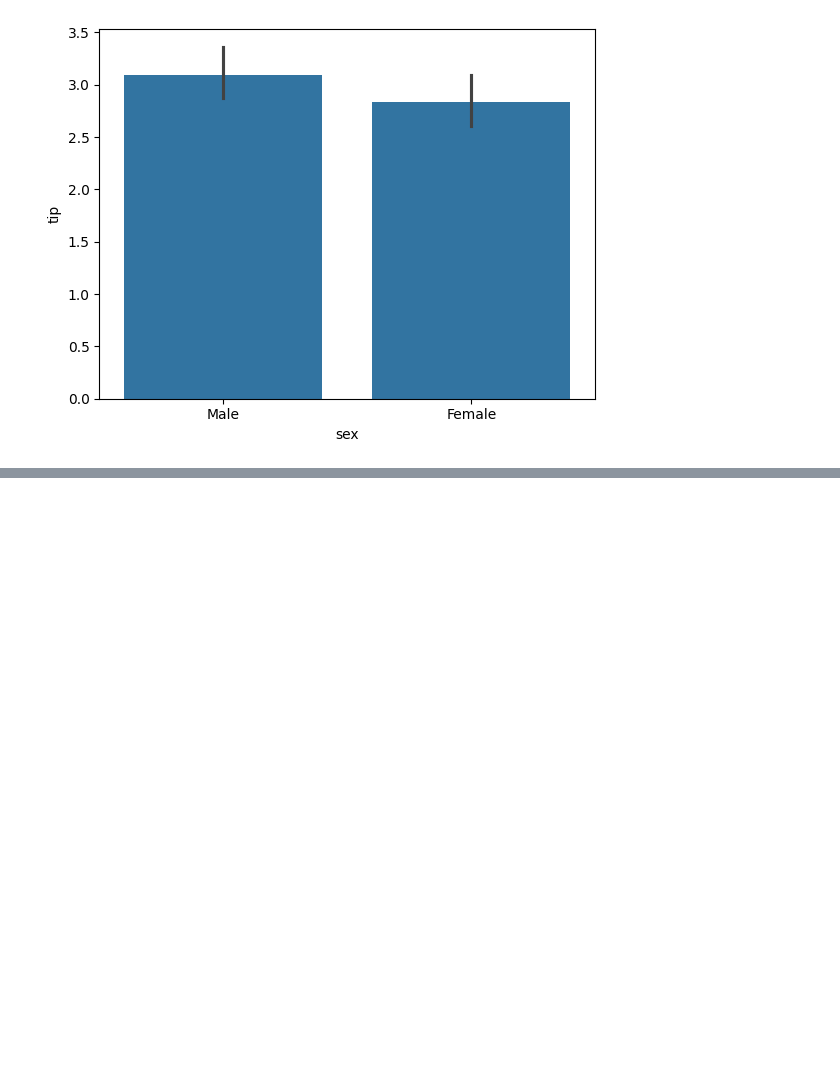
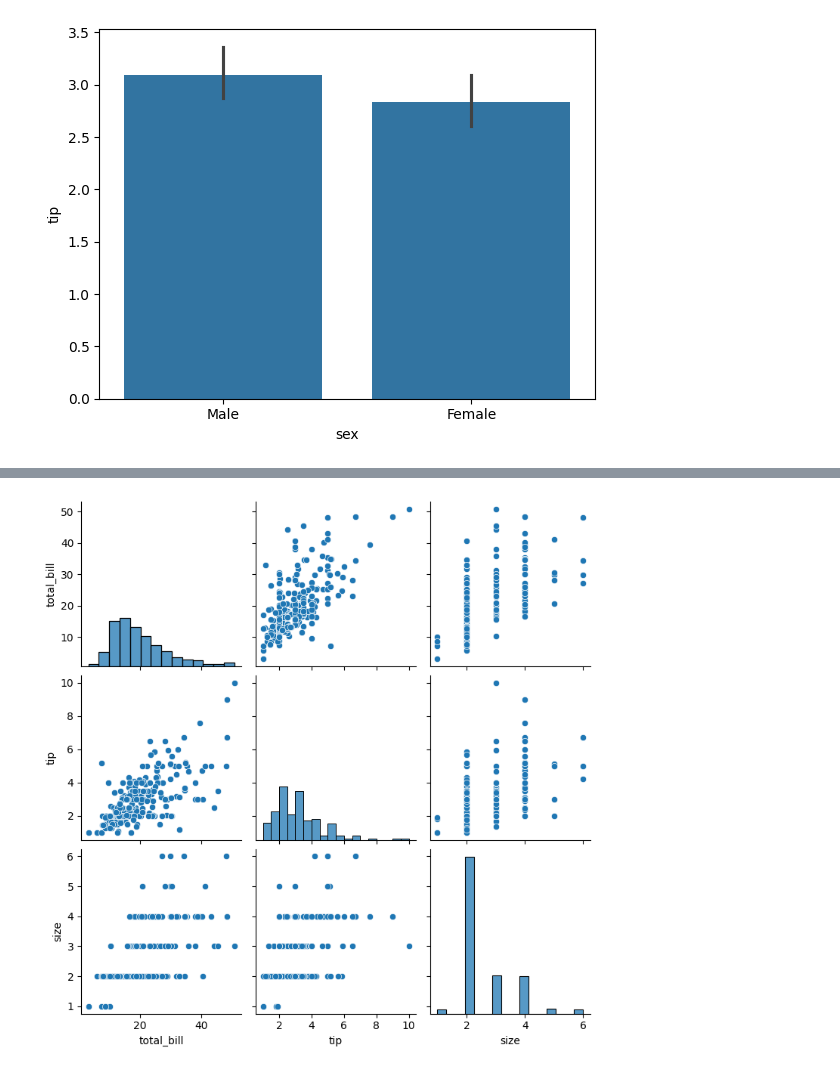
Before and after one commit to CHANDRAPRASANNA/Data-Science-Tutorial, a Jupyter notebook: Seaborn.ipynb, the cells around one changed output, grey strips where cells are left out. Cells and saved outputs as stored; diff of their text form; code cells hidden in the pictures; blank space fills up the shorter version.

```diff
--- a/Seaborn.ipynb
+++ b/Seaborn.ipynb
@@ -47,0 +54,8 @@ plt.show()
+# %%
+#pair plot is the combination of uni varient and bi varient
+#diagonal elments are histograms are univarient
+#other are scatter plot are bi varient
+sb.pairplot(df)
+plt.show()
+# %% [output]
+[figure, added]
```
Also changed, not shown: parts of 8 cells of this notebook.
